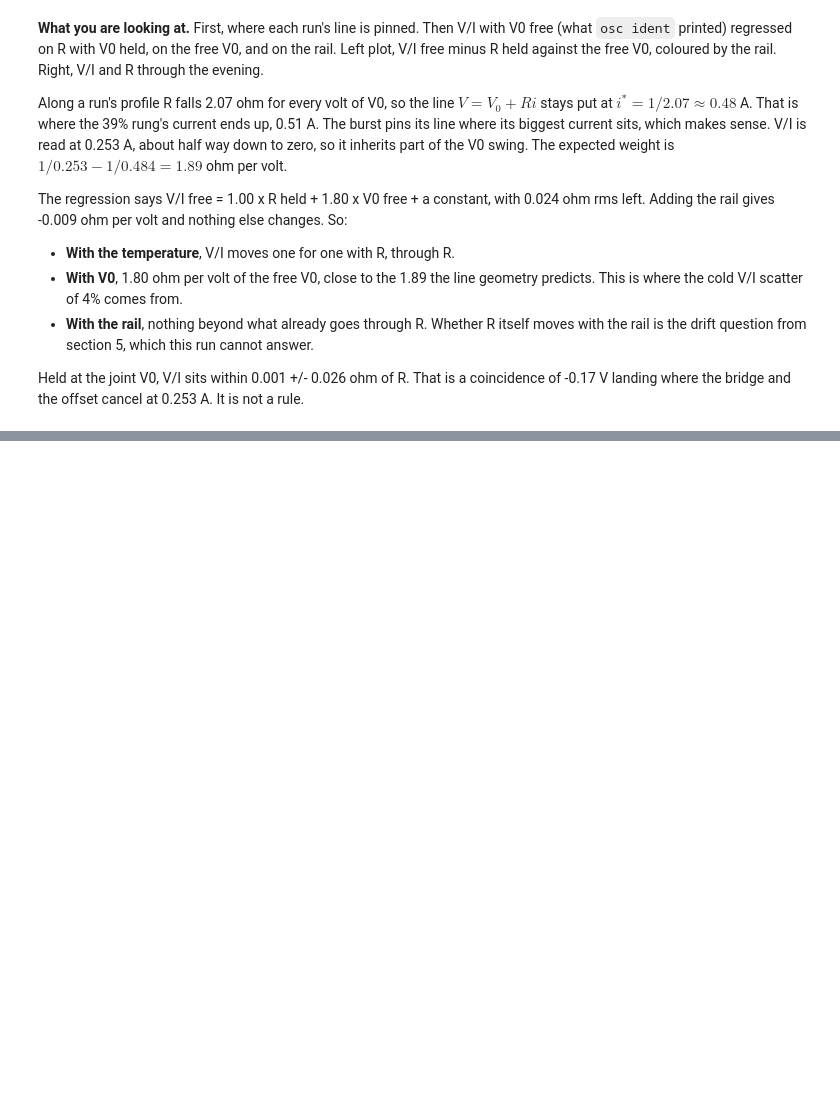
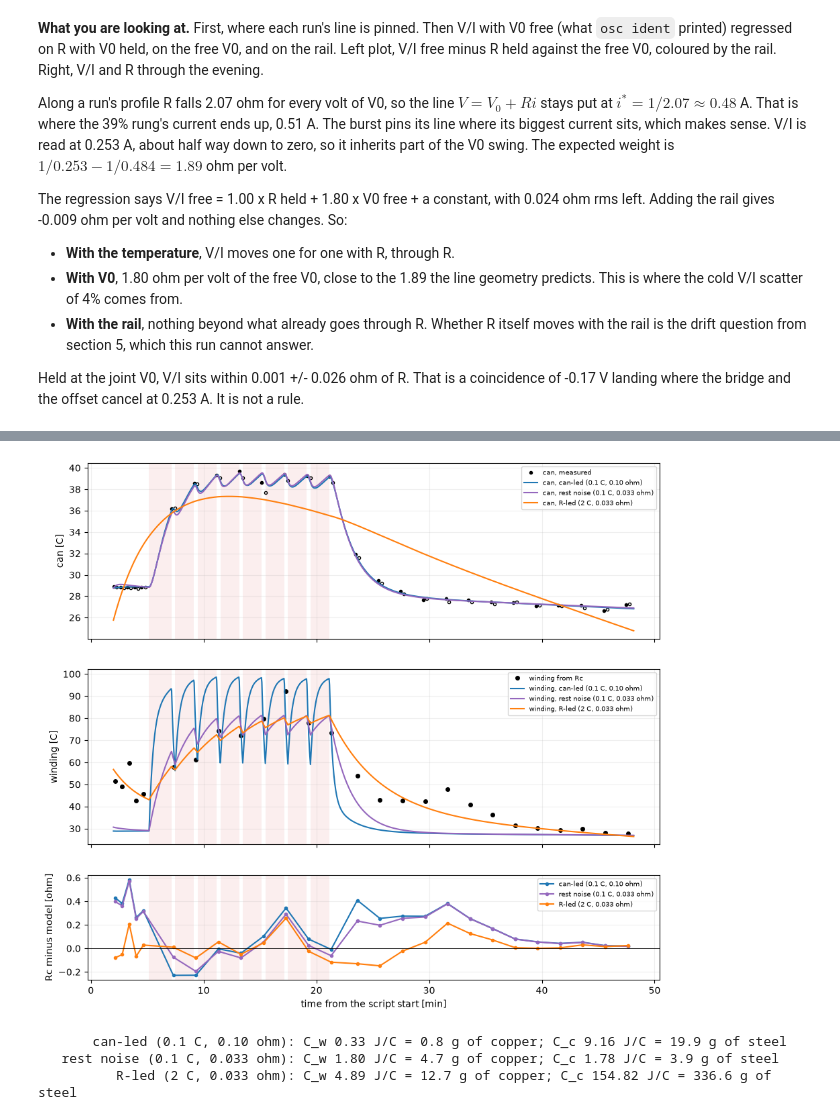
Before and after one commit to OpenServoCore/open-servo-core, a Jupyter notebook: notebooks/14-winding-r-as-a-thermometer.ipynb, the cells around one changed output, grey strips where cells are left out. Cells and saved outputs as stored; diff of their text form; code cells hidden in the pictures; blank space fills up the shorter version.

```diff
--- a/notebooks/14-winding-r-as-a-thermometer.ipynb
+++ b/notebooks/14-winding-r-as-a-thermometer.ipynb
@@ -1022,0 +1432,19 @@ landing where the bridge and the offset cancel at 0.253 A. It is not a rule.
+# %%
+# Phase A against the same evening's last five runs, and against the night.
+A_, LATE = RUNS[RUNS.phase == "A"], RUNS[RUNS.k >= 21]
+dv_late = A_.v0_free.mean() - LATE.v0_free.mean()
+dv_night = A_.v0_free.mean() - NIGHT.v0_v.mean()
+print(f"can: A {A_.can_c.mean():.2f} C, the last five {LATE.can_c.mean():.2f} C ({A_.can_c.mean() - LATE.can_c.mean():+.2f}), "
+      f"the night {T_REF:.2f} C")
+print(f"free V0: A {A_.v0_free.mean():+.3f} +/- {A_.v0_free.std():.3f} V (runs {', '.join(f'{x:+.2f}' for x in A_.v0_free)}), "
+      f"the last five {LATE.v0_free.mean():+.3f}, the night {NIGHT.v0_v.mean():+.3f}")
+print(f"Rc: A {A_.rc.mean():.3f} +/- {A_.rc.std() / np.sqrt(len(A_)):.3f} ohm (se), the last five {LATE.rc.mean():.3f}, "
+      f"the night {R_REF:.3f}")
+print(f"if A's whole V0 shift were a true offset and not scatter along the ridge, the projection would "
+      f"move A's Rc by {RIDGE * -dv_late:+.3f} ohm against the last five, {RIDGE * -dv_night:+.3f} against the night")
+above = RUNS.r_free - (RIDGE_B + RIDGE * RUNS.v0_free)
+print(f"free (V0, R) points above the night's ridge: A {above[RUNS.phase == 'A'].mean():+.3f} ohm, "
+      f"the last five {above[RUNS.k >= 21].mean():+.3f}")
+b, cov = np.polyfit(A_.t_s, A_.rc, 1, cov=True)
+print(f"Rc inside A: {b[0] * 60:+.3f} +/- {np.sqrt(cov[0, 0]) * 60:.3f} ohm/min over its "
+      f"{A_.t_s.max() - A_.t_s.min():.0f} s ({b[0] * 60 / R_REF / ALPHA_CU:+.1f} C/min of copper)")
@@ -1022,0 +1639,35 @@ landing where the bridge and the offset cancel at 0.253 A. It is not a rule.
+# %%
+# The fits against the data, and the Rc residual run by run.
+tg = np.linspace(T0, RUNS.t_s.max() + 40, 1200)
+fig, (a1, a2, a3) = plt.subplots(3, 1, figsize=(11, 10), sharex=True, gridspec_kw={"height_ratios": [1, 1, 0.6]})
+for _, w in HEAT.iterrows():
+    for ax in (a1, a2, a3):
+        ax.axvspan(w.start_s / 60, w.end_s / 60, color="tab:red", alpha=0.08, lw=0)
+a1.plot(RUNS.t_s / 60, RUNS.can_before, "ko", ms=3, label="can, measured")
+a1.plot((RUNS.t_s + RUNS.burst_s) / 60, RUNS.can_after, "ko", ms=3, mfc="none")
+a2.plot((RUNS.t_s + CAP_LAG) / 60, RUNS.t_wind, "ko", ms=4, label="winding from Rc")
+for (name, (p, _)), col in zip(list(ROTOR.items())[:3], ("tab:blue", "tab:purple", "tab:orange")):
+    tc, _, tw, ta = rotor(p, tg, tg)
+    a1.plot(tg / 60, tc, "-", color=col, label=f"can, {name}")
+    a2.plot(tg / 60, tw[len(tg):], "-", color=col, label=f"winding, {name}")
+    _, mr, _, _ = rotor(p, np.array([T0]), RUNS.t_s.to_numpy() + CAP_LAG)
+    a3.plot((RUNS.t_s + CAP_LAG) / 60, RUNS.rc - mr, "o-", ms=3, color=col, label=name)
+a1.set_ylabel("can [C]")
+a2.set_ylabel("winding [C]")
+a3.set_ylabel("Rc minus model [ohm]")
+a3.axhline(0, color="k", lw=0.6)
+a3.set_xlabel("time from the script start [min]")
+for ax in (a1, a2, a3):
+    ax.grid(alpha=0.2)
+    ax.legend(fontsize=7)
+plt.show()
+
+# What the fitted heat capacities would weigh as copper (0.385 J/g/C) or steel (0.46 J/g/C).
+for name, (p, _) in list(ROTOR.items())[:3]:
+    print(f"{name:>32}: C_w {p['c_w']:.2f} J/C = {p['c_w'] / 0.385:.1f} g of copper; "
+          f"C_c {p['c_c']:.2f} J/C = {p['c_c'] / 0.46:.1f} g of steel")
+# %% [output]
+[figure, added]
+       can-led (0.1 C, 0.10 ohm): C_w 0.33 J/C = 0.8 g of copper; C_c 9.16 J/C = 19.9 g of steel
+   rest noise (0.1 C, 0.033 ohm): C_w 1.80 J/C = 4.7 g of copper; C_c 1.78 J/C = 3.9 g of steel
+          R-led (2 C, 0.033 ohm): C_w 4.89 J/C = 12.7 g of copper; C_c 154.82 J/C = 336.6 g of steel
```
Also changed, not shown: parts of 26 cells of this notebook.
